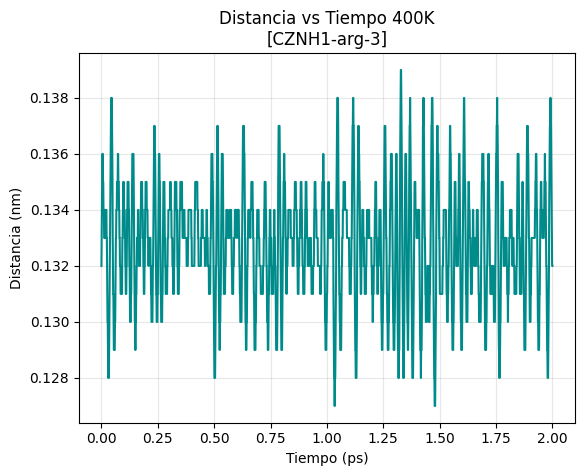
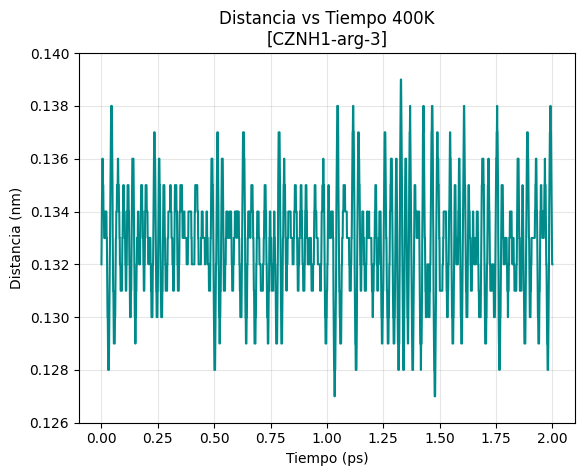
The notebook cell's code change between the first figure and the second:
--- before
+++ after
@@ -4,4 +4,5 @@
 plt.ylabel("Distancia (nm)") 
 plt.title("Distancia vs Tiempo 400K\n" + r"[CZNH1-arg-3]") 
+plt.ylim(0.126,0.140)
 plt.grid(alpha=0.3)
 plt.show()

Commit: Añadimos límites ylim